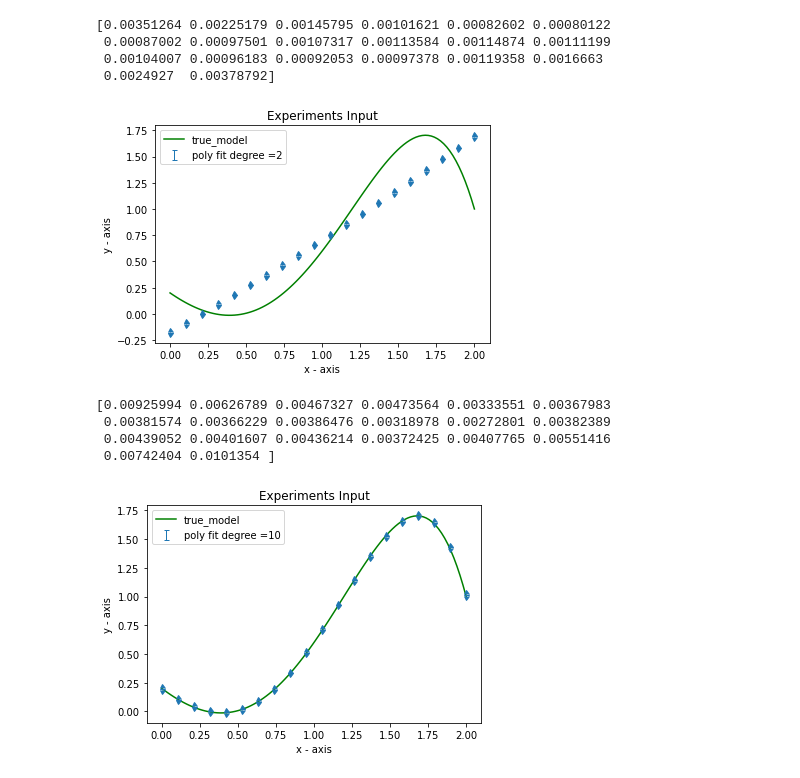
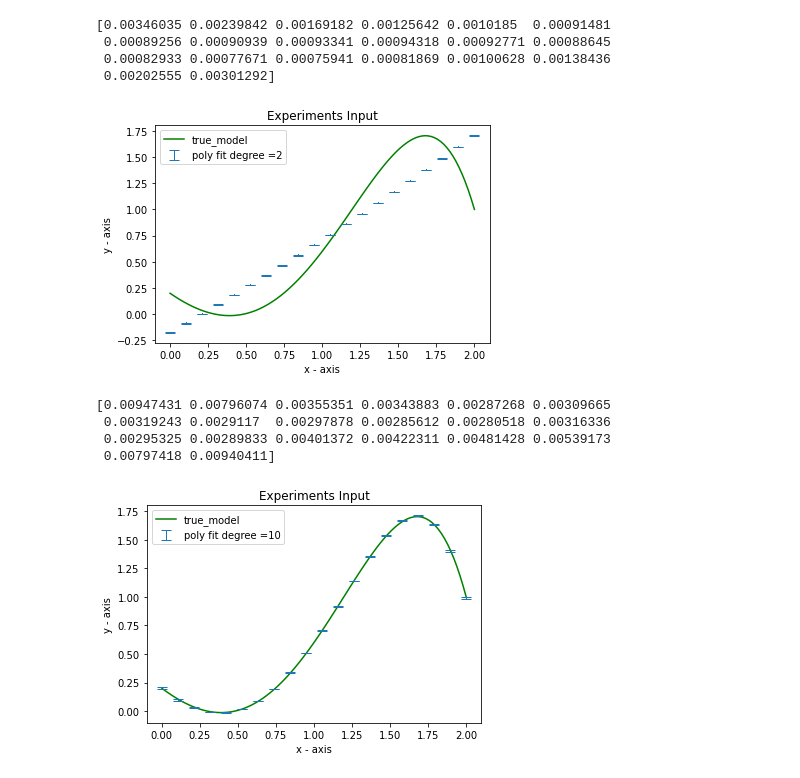
Before and after one commit to karabasisilias92/dsit-machine-learning, a Jupyter notebook: assignment_1/Ilias/ML_Assignment1_Ex1_ii.ipynb, the cells around one changed output. Drawn from its saved outputs; the diff is of its cells as text; code cells hidden in the pictures.

```diff
--- a/assignment_1/Ilias/ML_Assignment1_Ex1_ii.ipynb
+++ b/assignment_1/Ilias/ML_Assignment1_Ex1_ii.ipynb
@@ -17,8 +17,8 @@ def get_y_est(poly_deg, x_train, y_train, N):
   Q_train = np.zeros(shape = (N,poly_deg+1))
   Q_train[:, -1] = 1
 
-  for i in range(1,poly_deg+1):
-    Q_train[:,i-1] = np.power(x_train,i)
+  for i in range(0,poly_deg):
+    Q_train[:,i] = np.power(x_train,i+1)
 
   # print("X")
   # print(Q_train)
@@ -46,67 +46,67 @@ th5 = -0.2
 r_start = 0
 r_end = 2
 points  = 20
-experiments = 100
+experiments_number = 100
 x_train = np.linspace(r_start, r_end, num= points)
 
 # print("x_train")
 # print(x_train)
 # print("\n")
-def plot_pol_est_result(pol_deg):
-  experiment_values = []
-  for i in range(0,experiments):
-    y_train = get_y_train(th0, th1, th2, th3, 0, th5, 0, 0.1, points, x_train)
+def plot_pol_est_result(pol_deg, N, x_t, exp_num):
+  experiments = []
+  for i in range(0,exp_num):
+    y_train = get_y_train(th0, th1, th2, th3, 0, th5, 0, 0.1, N, x_t)
     # print("y_train")
     # print(y_train)
     # print("\n")
-    experiment_values.append(get_y_est(pol_deg, x_train, y_train, points))
+    experiments.append(get_y_est(pol_deg, x_t, y_train, N))
 
   ##### Expected Value
-  E_Y = np.zeros(20)
-  for i in range(0, len(experiment_values)):
-    E_Y = E_Y + experiment_values[i]
+  E_Y = np.zeros(N)
+  for i in range(0, len(experiments)):
+    E_Y = E_Y + experiments[i]
 
-  E_Y = E_Y / experiments
+  E_Y = E_Y / exp_num
 
   ##### Variance
-  var_Y = np.zeros(20)
-  for i in range(0, len(experiment_values)):
-    var_Y = var_Y + (experiment_values[i] - E_Y)**2
+  var_Y = np.zeros(N)
+  for i in range(0, exp_num):
+    var_Y = var_Y + (experiments[i] - E_Y)**2
 
-  var_Y = var_Y / experiments
+  var_Y = var_Y / exp_num
   print(var_Y)
   # plt.plot(x_train, y_train, marker='o',linewidth=0, label = 'experiment', )
   x_true = np.linspace(0, 2, 100)
   y_true = th5*x_true**5 + th3*x_true**3 + th2*x_true**2 + th1*x_true + th0
 
   plt.plot(x_true, y_true, '-g', label= 'true_model')
-  #plt.plot(x_train, E_Y, marker= 'o', linewidth=0, label='poly fit degree =' + str(pol_deg))
+  # plt.plot(x_train, E_Y, marker= ',', markersize=5, linewidth=0, label='poly fit degree =' + str(pol_deg))
 
-  plt.errorbar(x_train, E_Y, uplims=True, lolims=True, yerr= var_Y, linewidth=0, elinewidth = 1, capsize = 2.5, label='poly fit degree =' + str(pol_deg))
+  plt.errorbar(x_t, E_Y, marker=',', linewidth=0, yerr= var_Y, elinewidth = 1, capsize = 5, label='poly fit degree =' + str(pol_deg))
 
   # naming the x axis
   plt.xlabel('x - axis')
   # naming the y axis
   plt.ylabel('y - axis')
 
   # giving a title to my graph
   plt.title('Experiments Input')
 
   # function to show the plot
   plt.legend()
 
   plt.show()
 
-plot_pol_est_result(2)
-plot_pol_est_result(10)
+plot_pol_est_result(2, points, x_train, experiments_number)
+plot_pol_est_result(10, points, x_train, experiments_number)
 # %% [output]
-[0.00351264 0.00225179 0.00145795 0.00101621 0.00082602 0.00080122
- 0.00087002 0.00097501 0.00107317 0.00113584 0.00114874 0.00111199
- 0.00104007 0.00096183 0.00092053 0.00097378 0.00119358 0.0016663
- 0.0024927  0.00378792]
+[0.00346035 0.00239842 0.00169182 0.00125642 0.0010185  0.00091481
+ 0.00089256 0.00090939 0.00093341 0.00094318 0.00092771 0.00088645
+ 0.00082933 0.00077671 0.00075941 0.00081869 0.00100628 0.00138436
+ 0.00202555 0.00301292]
-[figure, old version]
+[figure, new version]
-[0.00925994 0.00626789 0.00467327 0.00473564 0.00333551 0.00367983
- 0.00381574 0.00366229 0.00386476 0.00318978 0.00272801 0.00382389
- 0.00439052 0.00401607 0.00436214 0.00372425 0.00407765 0.00551416
- 0.00742404 0.0101354 ]
+[0.00947431 0.00796074 0.00355351 0.00343883 0.00287268 0.00309665
+ 0.00319243 0.0029117  0.00297878 0.00285612 0.00280518 0.00316336
+ 0.00295325 0.00289833 0.00401372 0.00422311 0.00481428 0.00539173
+ 0.00797418 0.00940411]
-[figure, old version]
+[figure, new version]
```
